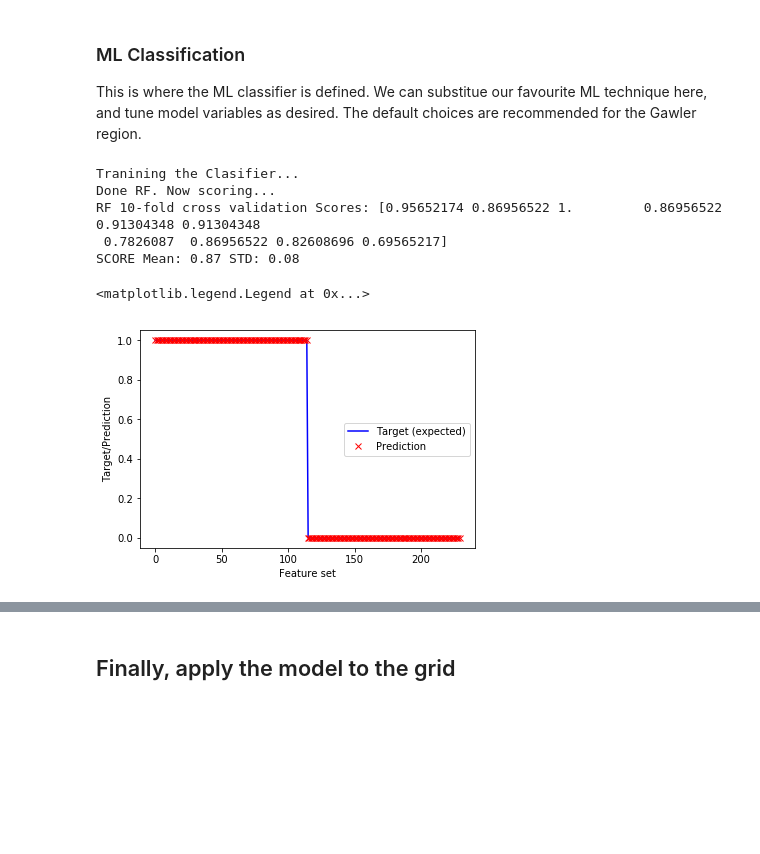
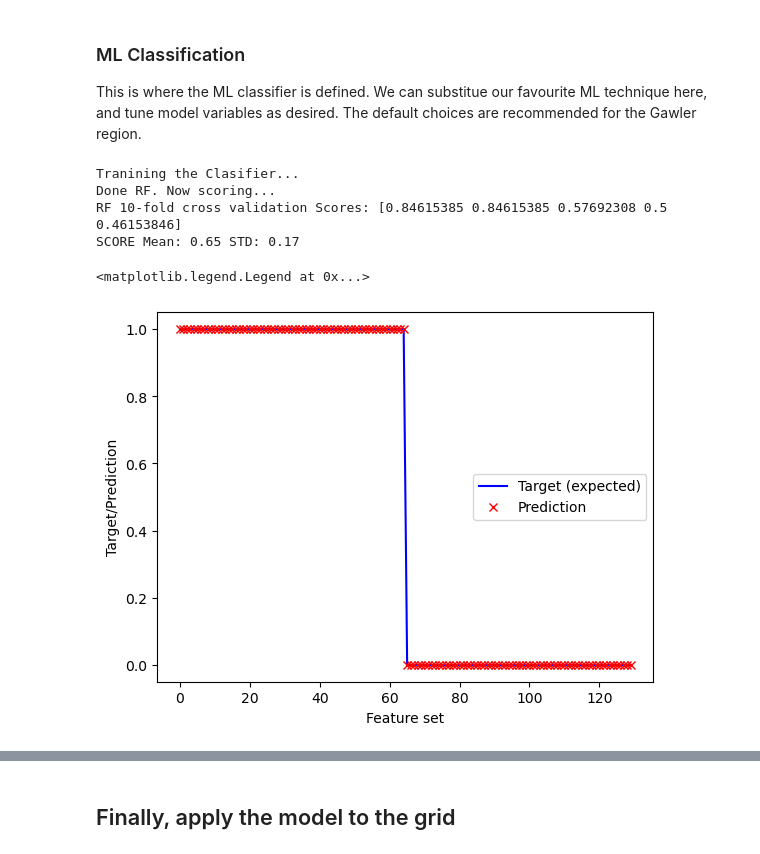
Before and after one commit to natbutter/gawler-exploration, a Jupyter notebook: results-sa.ipynb, the cells around one changed output, grey strips where cells are left out. Drawn from its saved outputs; the diff is of its cells as text; code cells hidden in the pictures; blank space fills up the shorter version.

```diff
--- a/results-sa.ipynb
+++ b/results-sa.ipynb
@@ -197,6 +203,6 @@ commname='Mn'
 # %%
 #Pull our all the occurences of the commodity and go from there
-comm=df[df['COMM_CODE'].str.contains(commname)]
+comm=df[df['COMM_CODE'].str.contains(commname)].copy()
 comm=comm.reset_index(drop=True)
 print("Shape of "+ commname, comm.shape)
 
@@ -541,7 +546,7 @@ def coregLoop(sampleData):
     lon=sampleData[1]
     #Set the search space over which to sample the geophysical grid
     #Units are in same unit as source grids
-    region=1
+    region=100
     #Set the search sapce to sample the resitivity layers
     region2=100
 
@@ -707,8 +712,13 @@ training_data = pd.concat([vec1, vec2], ignore_index=True)
 tic=time.time()
 
 #Add the categorical shapefile data
-training_data['geol28']=training_data.apply(shapeExplore, args=(shapesGeol,recsGeol,1), axis=1)
-training_data['archean27']=training_data.apply(shapeExplore, args=(shapesArch,recsArch,-1), axis=1)
+shape_objects = [shape(shp) for shp in shapesGeol]
+points = [Point(point) for point in zip(training_data.lon, training_data.lat)]
+training_data['geol28'] = [shapeExplore(p,shape_objects,recsGeol,1) for p in points]
+#training_data.apply(shapeExplore, args=(shape_objects,recsGeol,1), axis=1)
+shape_objects = [shape(shp) for shp in shapesArch]
+training_data['archean27'] = [shapeExplore(p,shape_objects,recsArch,-1) for p in points]
+# training_data.apply(shapeExplore, args=(shape_objects,recsArch,-1), axis=1)
 
 toc=time.time()
 print("Time geology:", toc-tic, " seconds")
@@ -871,6 +919,9 @@ deposit 0.5
 # %% [markdown]
 ### ML Classification
 This is where the ML classifier is defined. We can substitue our favourite ML technique here, and tune model variables as desired. The default choices are recommended for the Gawler region.
+# %%
+training_data['random'] = training_data['random'].astype(str)
+training_data[categorical_features] = training_data[categorical_features].astype(str)
 # %%
 #Create the 'feature vector' and a 'target classification vector'
 features=training_data[numerical_features+categorical_features]
@@ -924,24 +951,23 @@ weightcount=0
 # %%
 print('Tranining the Clasifier...')
-rf.fit(features,targets,**{'classifier__sample_weight': weights})
+rf.fit(features,targets)
 
 print("Done RF. Now scoring...")
-scores = cross_val_score(rf, features,targets, cv=10)
+scores = cross_val_score(rf, features,targets, cv=5)
 
 print("RF 10-fold cross validation Scores:", scores)
 print("SCORE Mean: %.2f" % np.mean(scores), "STD: %.2f" % np.std(scores), "\n")
 
 plt.plot(targets.values,'b-',label='Target (expected)')
 plt.plot(rf.predict(features),'rx',label='Prediction')
 plt.xlabel("Feature set")
 plt.ylabel("Target/Prediction")
 plt.legend(loc=7)
 # %% [output]
 Tranining the Clasifier...
 Done RF. Now scoring...
-RF 10-fold cross validation Scores: [0.95652174 0.86956522 1.         0.86956522 0.91304348 0.91304348
- 0.7826087  0.86956522 0.82608696 0.69565217]
-SCORE Mean: 0.87 STD: 0.08
+RF 10-fold cross validation Scores: [0.84615385 0.84615385 0.57692308 0.5        0.46153846]
+SCORE Mean: 0.65 STD: 0.17
 <matplotlib.legend.Legend at 0x...>
-[figure, old version]
+[figure, new version]
 # %%
```
Also changed, not shown: parts of 28 cells of this notebook.
